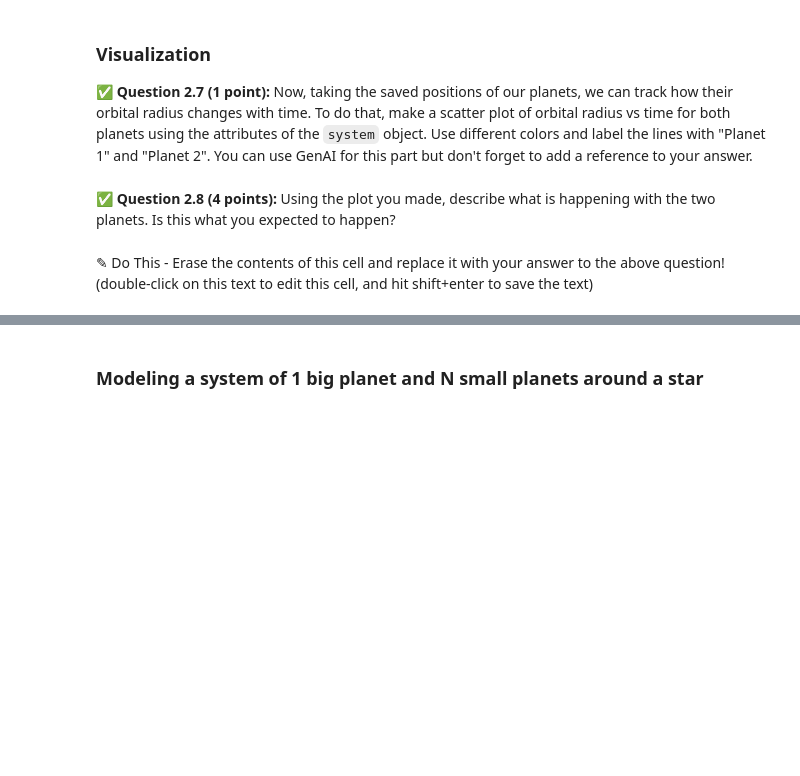
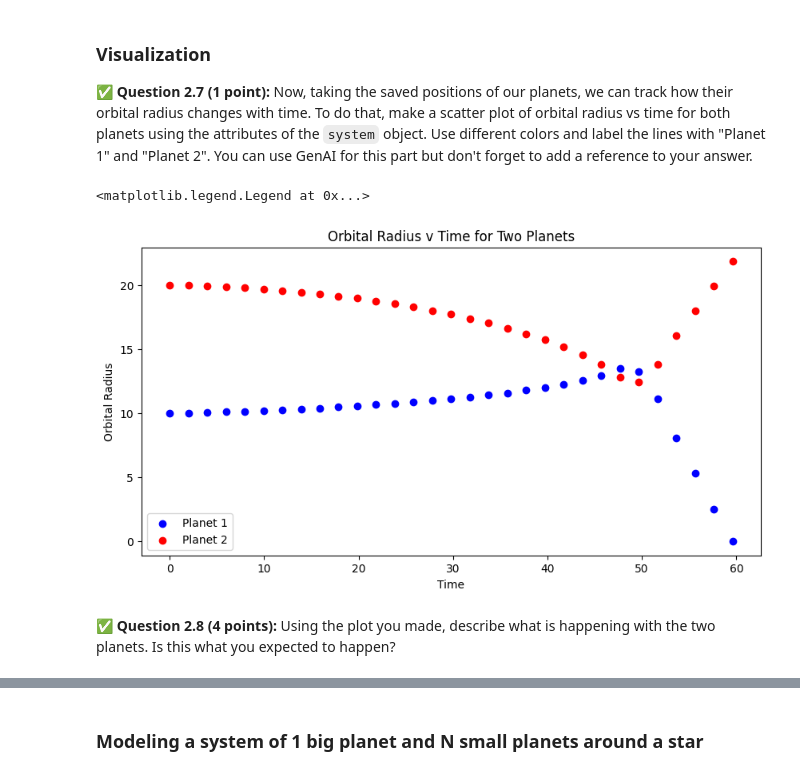
Before and after one commit to primeaud/CMSE202-f25-turnin, a Jupyter notebook: hw-02/HW02_Part1-Orbits-SS25-STUDENT.ipynb, the cells around one changed output, grey strips where cells are left out. Saved outputs shown, nothing was run; the diff lists cells and outputs as text; code cells hidden in the pictures; blank space fills up the shorter version.

```diff
--- a/hw-02/HW02_Part1-Orbits-SS25-STUDENT.ipynb
+++ b/hw-02/HW02_Part1-Orbits-SS25-STUDENT.ipynb
@@ -339,7 +461,7 @@ Methods:
 # %%
 pl1 = Planet(1, 10, 400) # planet with mass 1, radius 10 and star mass 400
 pl2 = Planet(1, 20, 400) # planet with mass 1, radius 20 and star mass 400
-system = System(400,) # fill in the needed arguments
+system = System(400, pl1, pl2) # system with star mass and two planets
 system.evolve(2000)
 # %% [markdown]
 ### Visualization
@@ -350,4 +470,18 @@ system.evolve(2000)
+# %%
+# your code here
+
+times1, radii1 = zip(*system.planet1_pos)
+times2, radii2 = zip(*system.planet2_pos)
+
+plt.figure(figsize=(10, 5))
+plt.scatter(times1, radii1, label="Planet 1", color='blue')
+plt.scatter(times2, radii2, label="Planet 2", color='red')
+plt.xlabel("Time")
+plt.ylabel("Orbital Radius")
+plt.title("Orbital Radius v Time for Two Planets")
+plt.legend()
+# %% [output]
+<matplotlib.legend.Legend at 0x...>
+[figure, added]
 # %% [markdown]
 ✅ **Question 2.8 (4 points):** Using the plot you made, describe what is happening with the two planets. Is this what you expected to happen?
-# %% [markdown]
-✎ Do This - Erase the contents of this cell and replace it with your answer to the above question! (double-click on this text to edit this cell, and hit shift+enter to save the text)
```
Also changed, not shown: parts of 28 cells of this notebook.
